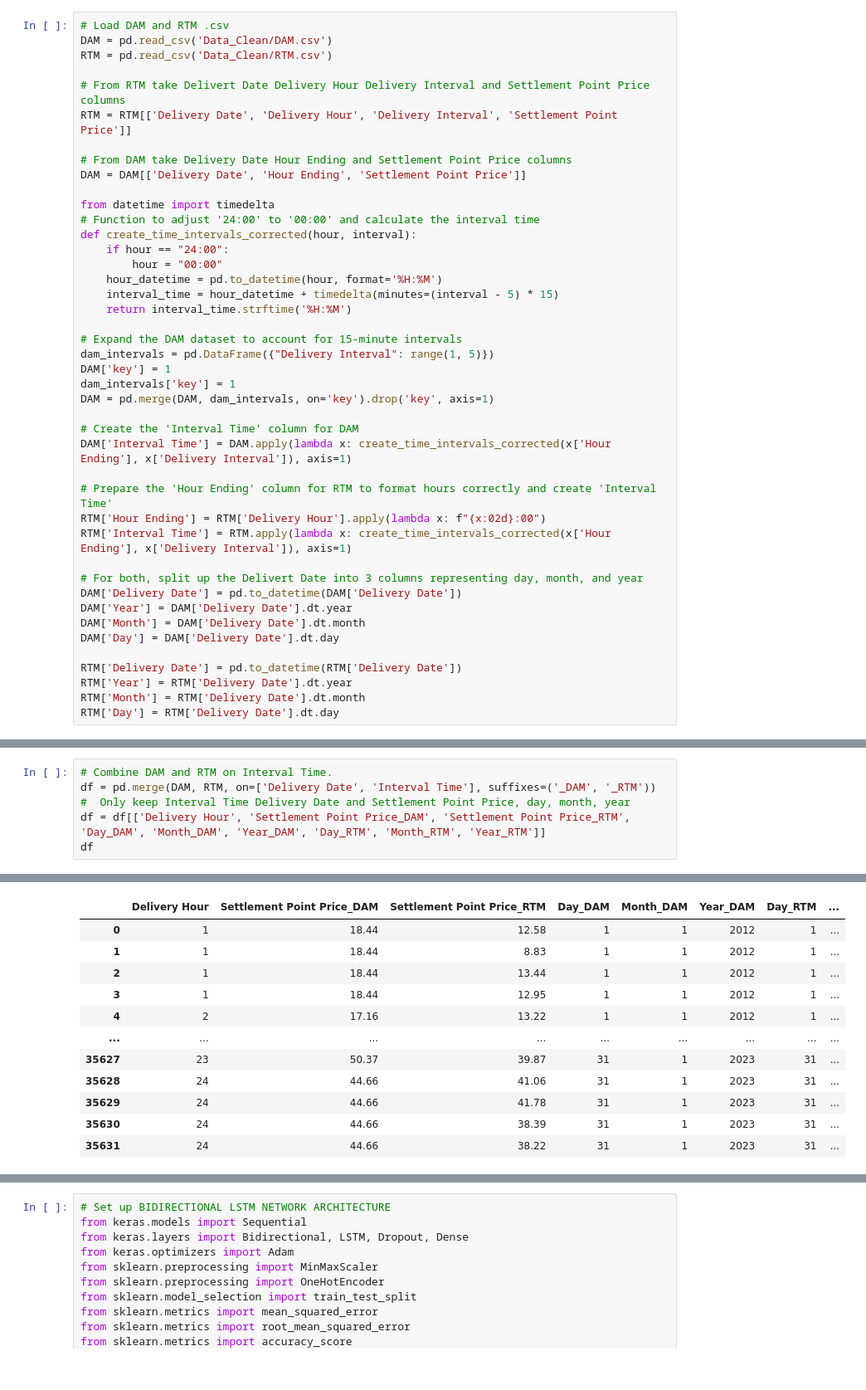
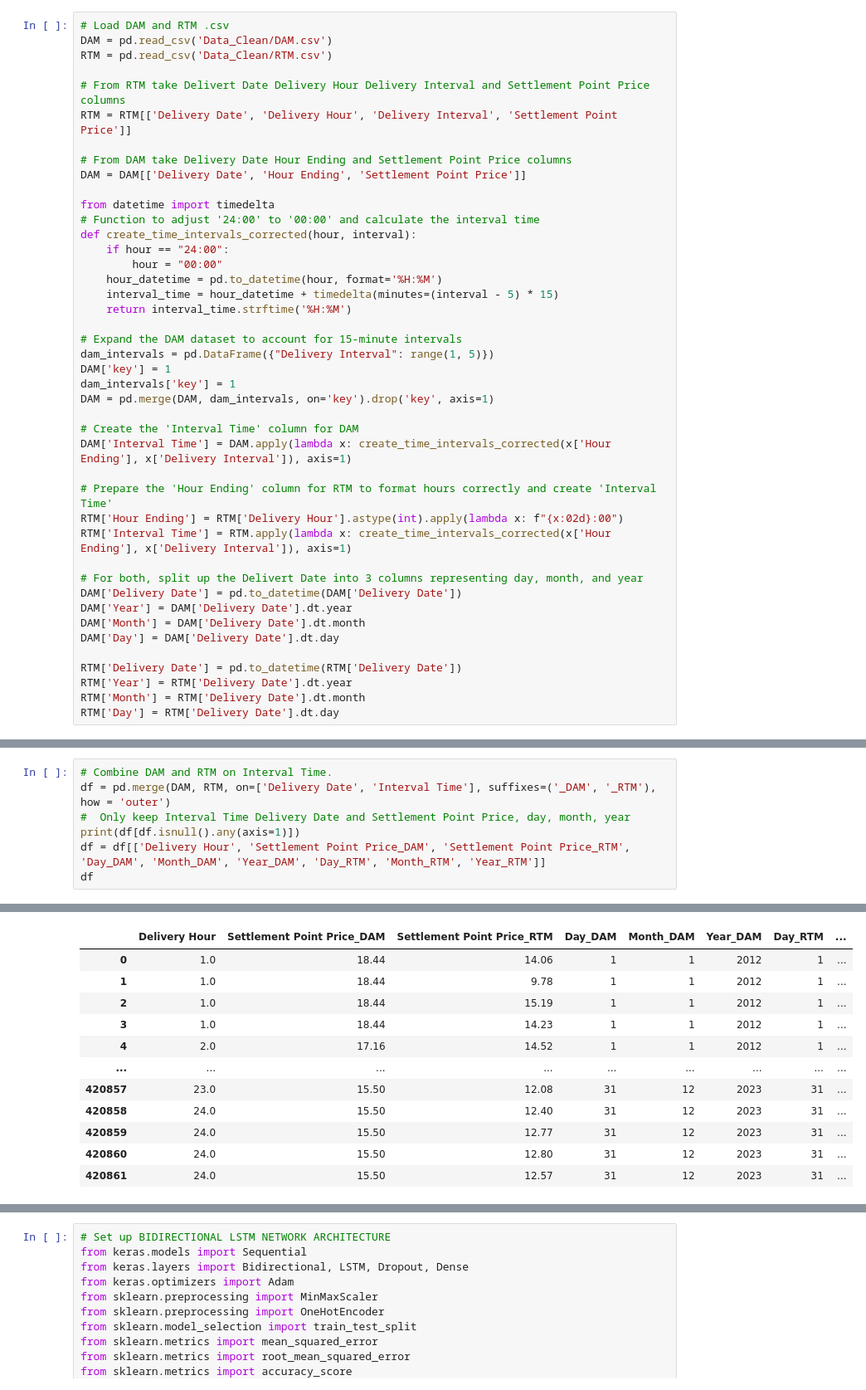
Before and after one commit to les-g-a/FinalProject_1.C01, a Jupyter notebook: DAMvsRTMLSTM.ipynb, the cells around one changed output, grey strips where cells are left out. Shown at 83% size. Drawn from its saved outputs; the diff is of its cells as text.

```diff
--- a/DAMvsRTMLSTM.ipynb
+++ b/DAMvsRTMLSTM.ipynb
@@ -37,7 +37,7 @@ DAM = pd.merge(DAM, dam_intervals, on='key').drop('key', axis=1)
 DAM['Interval Time'] = DAM.apply(lambda x: create_time_intervals_corrected(x['Hour Ending'], x['Delivery Interval']), axis=1)
 
 # Prepare the 'Hour Ending' column for RTM to format hours correctly and create 'Interval Time'
-RTM['Hour Ending'] = RTM['Delivery Hour'].apply(lambda x: f"{x:02d}:00")
+RTM['Hour Ending'] = RTM['Delivery Hour'].astype(int).apply(lambda x: f"{x:02d}:00")
 RTM['Interval Time'] = RTM.apply(lambda x: create_time_intervals_corrected(x['Hour Ending'], x['Delivery Interval']), axis=1)
 
 # For both, split up the Delivert Date into 3 columns representing day, month, and year
@@ -77,8 +63,9 @@ RTM Shape:  (35632, 9)
 DAM Shape:  (420768, 8)
 # %%
 # Combine DAM and RTM on Interval Time.
-df = pd.merge(DAM, RTM, on=['Delivery Date', 'Interval Time'], suffixes=('_DAM', '_RTM'))
+df = pd.merge(DAM, RTM, on=['Delivery Date', 'Interval Time'], suffixes=('_DAM', '_RTM'), how = 'outer')
 #  Only keep Interval Time Delivery Date and Settlement Point Price, day, month, year
+print(df[df.isnull().any(axis=1)])
 df = df[['Delivery Hour', 'Settlement Point Price_DAM', 'Settlement Point Price_RTM', 'Day_DAM', 'Month_DAM', 'Year_DAM', 'Day_RTM', 'Month_RTM', 'Year_RTM']]
 df
 # %% [output]
@@ -85,12 +75,12 @@ df
 |  | Delivery Hour | Settlement Point Price_DAM | Settlement Point Price_RTM | Day_DAM | Month_DAM | Year_DAM | Day_RTM | ... |
-| 0 | 1 | 18.44 | 12.58 | 1 | 1 | 2012 | 1 | ... |
-| 1 | 1 | 18.44 | 8.83 | 1 | 1 | 2012 | 1 | ... |
-| 2 | 1 | 18.44 | 13.44 | 1 | 1 | 2012 | 1 | ... |
-| 3 | 1 | 18.44 | 12.95 | 1 | 1 | 2012 | 1 | ... |
-| 4 | 2 | 17.16 | 13.22 | 1 | 1 | 2012 | 1 | ... |
+| 0 | 1.0 | 18.44 | 14.06 | 1 | 1 | 2012 | 1 | ... |
+| 1 | 1.0 | 18.44 | 9.78 | 1 | 1 | 2012 | 1 | ... |
+| 2 | 1.0 | 18.44 | 15.19 | 1 | 1 | 2012 | 1 | ... |
+| 3 | 1.0 | 18.44 | 14.23 | 1 | 1 | 2012 | 1 | ... |
+| 4 | 2.0 | 17.16 | 14.52 | 1 | 1 | 2012 | 1 | ... |
 | ... | ... | ... | ... | ... | ... | ... | ... | ... |
-| 35627 | 23 | 50.37 | 39.87 | 31 | 1 | 2023 | 31 | ... |
-| 35628 | 24 | 44.66 | 41.06 | 31 | 1 | 2023 | 31 | ... |
-| 35629 | 24 | 44.66 | 41.78 | 31 | 1 | 2023 | 31 | ... |
-| 35630 | 24 | 44.66 | 38.39 | 31 | 1 | 2023 | 31 | ... |
-| 35631 | 24 | 44.66 | 38.22 | 31 | 1 | 2023 | 31 | ... |
+| 420857 | 23.0 | 15.50 | 12.08 | 31 | 12 | 2023 | 31 | ... |
+| 420858 | 24.0 | 15.50 | 12.40 | 31 | 12 | 2023 | 31 | ... |
+| 420859 | 24.0 | 15.50 | 12.77 | 31 | 12 | 2023 | 31 | ... |
+| 420860 | 24.0 | 15.50 | 12.80 | 31 | 12 | 2023 | 31 | ... |
+| 420861 | 24.0 | 15.50 | 12.57 | 31 | 12 | 2023 | 31 | ... |
```
Also changed, not shown: parts of 21 cells of this notebook, 1 other file.
